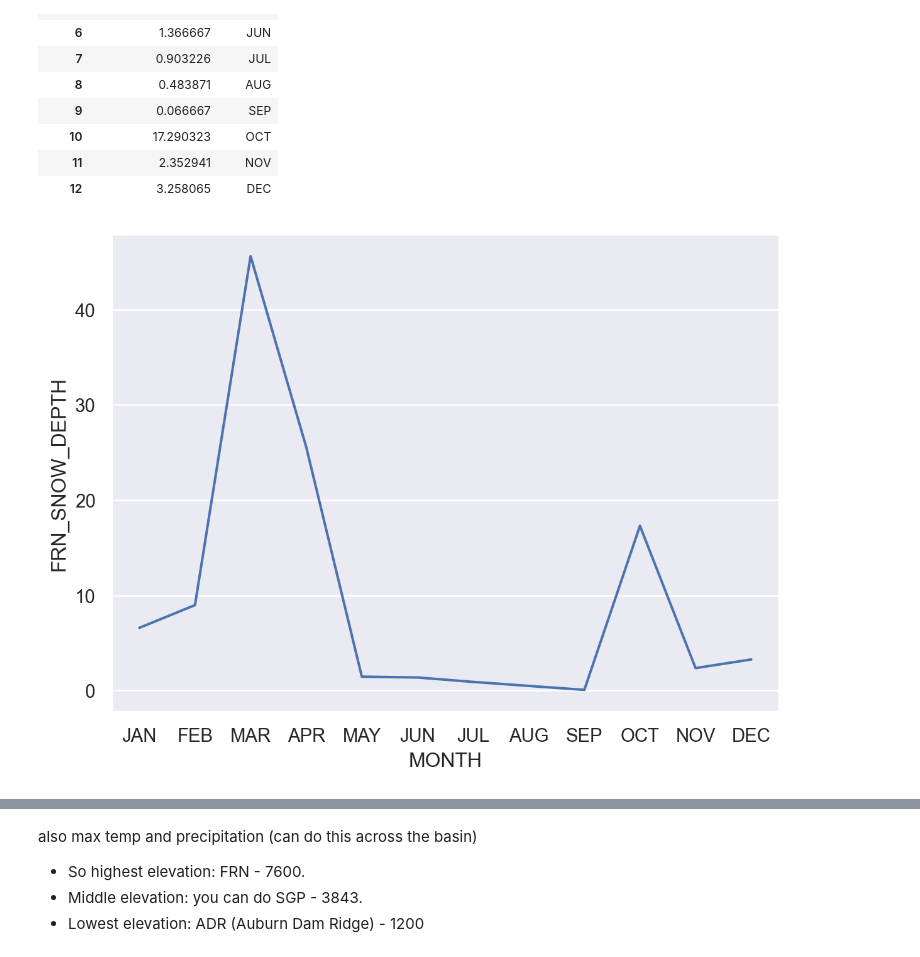
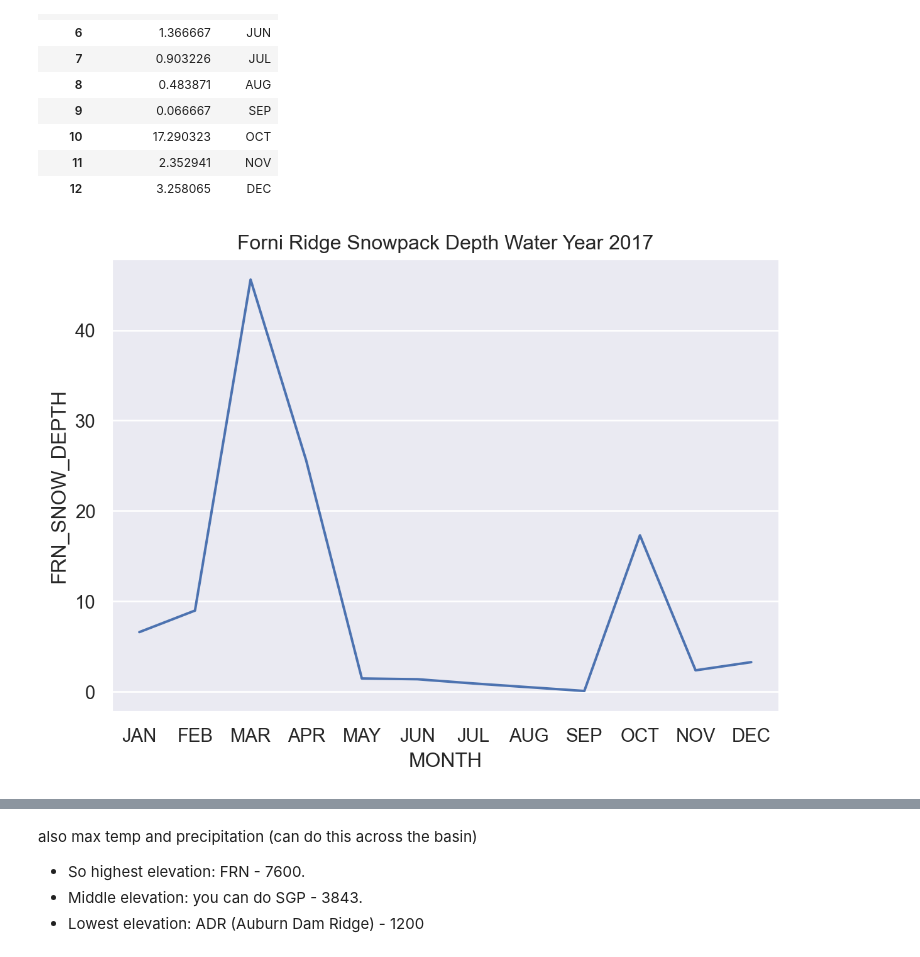
Before and after one commit to lauren-alexandra/basin-inflow-dnn, a Jupyter notebook: EDA.ipynb, the cells around one changed output, grey strips where cells are left out. Drawn from its saved outputs; the diff is of its cells as text; code cells hidden in the pictures.

Commit message:
compare regional differences in snow water content

```diff
--- a/EDA.ipynb
+++ b/EDA.ipynb
@@ -44,10 +44,11 @@ import warnings
 warnings.simplefilter("ignore")
 
 import pandas as pd
+import numpy as np
 
 import seaborn as sns
 import seaborn.objects as so
-sns.set_theme(style="white")
+sns.set_theme(style="white", palette="muted")
 
 import matplotlib.pyplot as plt
 
@@ -216,3 +217,17 @@ sns.pairplot(FRN_2016_2018)
 # %% [output]
 <seaborn.axisgrid.PairGrid at 0x...>
 [figure]
+# %%
+"""
+Water Year 2017: Oct 2017 - September 2018
+"""
+
+INFLOW_WY_2017 = basin_inflow.loc['2017-10-01':'2018-09-30']
+
+INFLOW_DATES_2017 = INFLOW_WY_2017.copy()
+INFLOW_DATES_2017['Date'] = INFLOW_DATES_2017.index.values
+INFLOW_DATES_2017['Month'] = INFLOW_DATES_2017['Date'].map(lambda time: pd.Timestamp(time).month)
+season_by_month = {1: 'Winter', 2: 'Winter', 3: 'Spring', 4: 'Spring', 5: 'Spring', 6: 'Summer', 7: 'Summer', 8: 'Summer', 9: 'Autumn', 10: 'Autumn', 11: 'Autumn', 12: 'Winter'}
+INFLOW_DATES_2017['Season'] = INFLOW_DATES_2017['Month'].map(lambda month: season_by_month[month])
+
+INFLOW_DATES_2017.head()
@@ -219,16 +243,13 @@ sns.pairplot(FRN_2016_2018)
 # %%
-# Water Year 2017: Oct 2017 - September 2018
-INFLOW_WY_2017 = basin_inflow.loc['2017-10-01':'2018-09-30']
-
-INFLOW_DATES_2017 = INFLOW_WY_2017.copy()
-INFLOW_DATES_2017['Date'] = INFLOW_DATES_2017.index.values
-INFLOW_DATES_2017['Month'] = INFLOW_DATES_2017['Date'].map(lambda time: pd.Timestamp(time).month)
+"""
+Forni Ridge (elevation 7,600') Snowpack Depth Water Year 2017
+"""
 
 FRN_SNOW_DEPTH_2017 = INFLOW_DATES_2017.loc[:, ['FRN_SNOW_DEPTH', 'Month']]
-FRN_SD_MONTHLY = FRN_SNOW_DEPTH_2017.copy().groupby(by="Month").mean()
-FRN_SD_MONTHLY['MONTH'] = ["JAN", "FEB", "MAR", "APR", "MAY", "JUN", "JUL", "AUG", "SEP", "OCT", "NOV", "DEC"]
+FRN_SD_MONTHLY_2017 = FRN_SNOW_DEPTH_2017.copy().groupby(by="Month").mean()
+FRN_SD_MONTHLY_2017['MONTH'] = ["JAN", "FEB", "MAR", "APR", "MAY", "JUN", "JUL", "AUG", "SEP", "OCT", "NOV", "DEC"]
 
-FRN_SD_MONTHLY
+FRN_SD_MONTHLY_2017
 # %% [output]
 |  | FRN_SNOW_DEPTH | MONTH |
 | Month |  |  |
@@ -246,16 +267,17 @@ FRN_SD_MONTHLY
 | 12 | 3.258065 | DEC |
 # %%
 """
-FORNI RIDGE SNOWPACK DEPTH 2017
-
-- Shows snowpack peak is about 30 days earlier than historical data - April 1st
-- This corresponds with what we know about the shift in the timing of the water supply due to climate change
-- In the West, snowpacks have melted 1 month faster because of warmer temperatures
+- The graph shows snowpack peak is about 30 days earlier than historical data (April 1st).
+- This corresponds with what we know about the shift in the timing of the water supply due to climate change.
+- In the West, snowpacks have melted about 1 month faster because of warmer temperatures.
+- Additionally, warmer temperatures may mean that snow may start falling as rain instead,
+  resulting in smaller natural reservoirs (snowpacks) and lower flows in the late summer months.
 """
 
 (
-    so.Plot(FRN_SD_MONTHLY, x="MONTH", y="FRN_SNOW_DEPTH")
+    so.Plot(FRN_SD_MONTHLY_2017, x="MONTH", y="FRN_SNOW_DEPTH")
     .add(so.Line())
+    .label(title="Forni Ridge Snowpack Depth Water Year 2017")
 )
 # %% [output]
-[figure, old version]
+[figure, new version]
```
Also changed, not shown: parts of 8 cells of this notebook.
